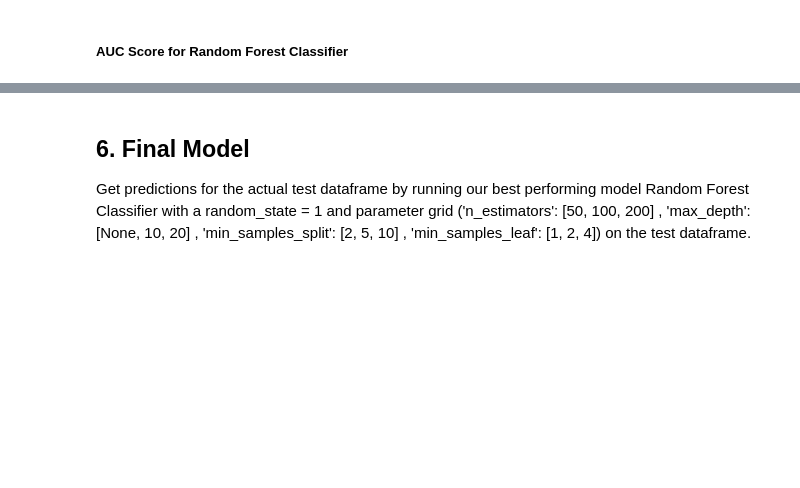
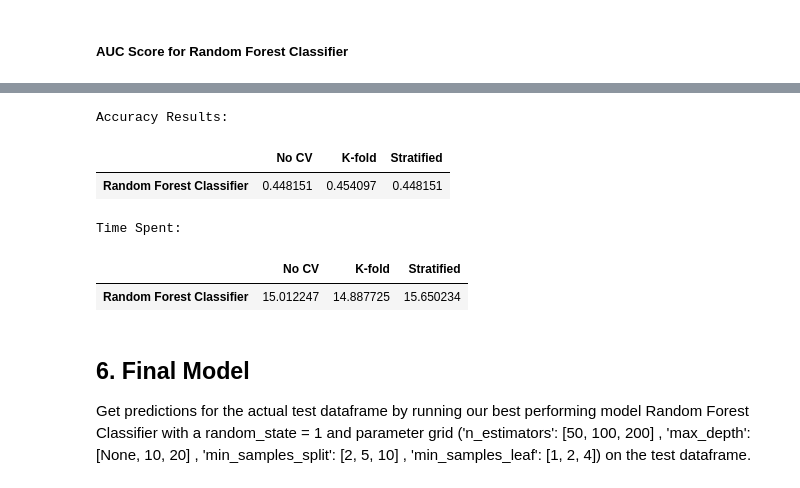
Before and after one commit to mgallon235/ml_football, a Jupyter notebook: Ciutat_Vella_Football_Final.ipynb, the cells around one changed output, grey strips where cells are left out. Saved outputs shown, nothing was run; the diff lists cells and outputs as text; code cells hidden in the pictures; blank space fills up the shorter version.

Commit message:
added cross-validation & SMOTE

```diff
--- a/Ciutat_Vella_Football_Final.ipynb
+++ b/Ciutat_Vella_Football_Final.ipynb
@@ -1108,3 +1127,53 @@ plt.show()
+# %%
+# Function to evaluate model and measure time
+def evaluate_model_with_time(model, X, y, cv):
+    start_time = time.time()
+    scores = cross_val_score(model, X, y, scoring='accuracy', cv=cv)
+    end_time = time.time()
+    elapsed_time = end_time - start_time
+    return scores.mean(), elapsed_time
+
+# Initialize the models
+#catboost_classifier = CatBoostClassifier(random_state=1, verbose=0)
+rf_classifier = RandomForestClassifier(random_state=1)
+
+# Create a dictionary to store the results and time spent
+results_catboost = {}
+results_rf = {}
+times_catboost = {}
+times_rf = {}
+
+# Method 1: No cross-validation
+results_catboost['No CV'], times_catboost['No CV'] = evaluate_model_with_time(catboost_classifier, X, y, cv=None)
+results_rf['No CV'], times_rf['No CV'] = evaluate_model_with_time(rf_classifier, X, y, cv=None)
+
+# Method 2: k-fold cross-validation (e.g., k=5)
+kf = KFold(n_splits=5)
+results_catboost['K-fold'], times_catboost['K-fold'] = evaluate_model_with_time(catboost_classifier, X, y, cv=kf)
+results_rf['K-fold'], times_rf['K-fold'] = evaluate_model_with_time(rf_classifier, X, y, cv=kf)
+
+# Method 3: Stratified k-fold cross-validation (e.g., k=5)
+skf = StratifiedKFold(n_splits=5)
+results_catboost['Stratified'], times_catboost['Stratified'] = evaluate_model_with_time(catboost_classifier, X, y, cv=skf)
+results_rf['Stratified'], times_rf['Stratified'] = evaluate_model_with_time(rf_classifier, X, y, cv=skf)
+
+# Convert the results and times to DataFrames for easier comparison#results_catboost = pd.DataFrame(results_catboost, index=['CatBoost Classifier '])
+results_rf = pd.DataFrame(results_rf, index=['Random Forest Classifier'])
+times_catboost = pd.DataFrame(times_catboost, index=['CatBoost Classifier '])
+times_rf = pd.DataFrame(times_rf, index=['Random Forest Classifier'])
+
+# Display the accuracy and time results
+print("Accuracy Results:")
+display(pd.concat([results_catboost, results_rf]))
+print("\nTime Spent:")
+display(pd.concat([times_catboost, times_rf]))
+# %% [output]
+Accuracy Results:
+|  | No CV | K-fold | Stratified |
+| Random Forest Classifier | 0.448151 | 0.454097 | 0.448151 |
+Time Spent:
+|  | No CV | K-fold | Stratified |
+| Random Forest Classifier | 15.012247 | 14.887725 | 15.650234 |
 # %% [markdown]
 ## 6. Final Model
 
```
Also changed, not shown: parts of 8 cells of this notebook.
